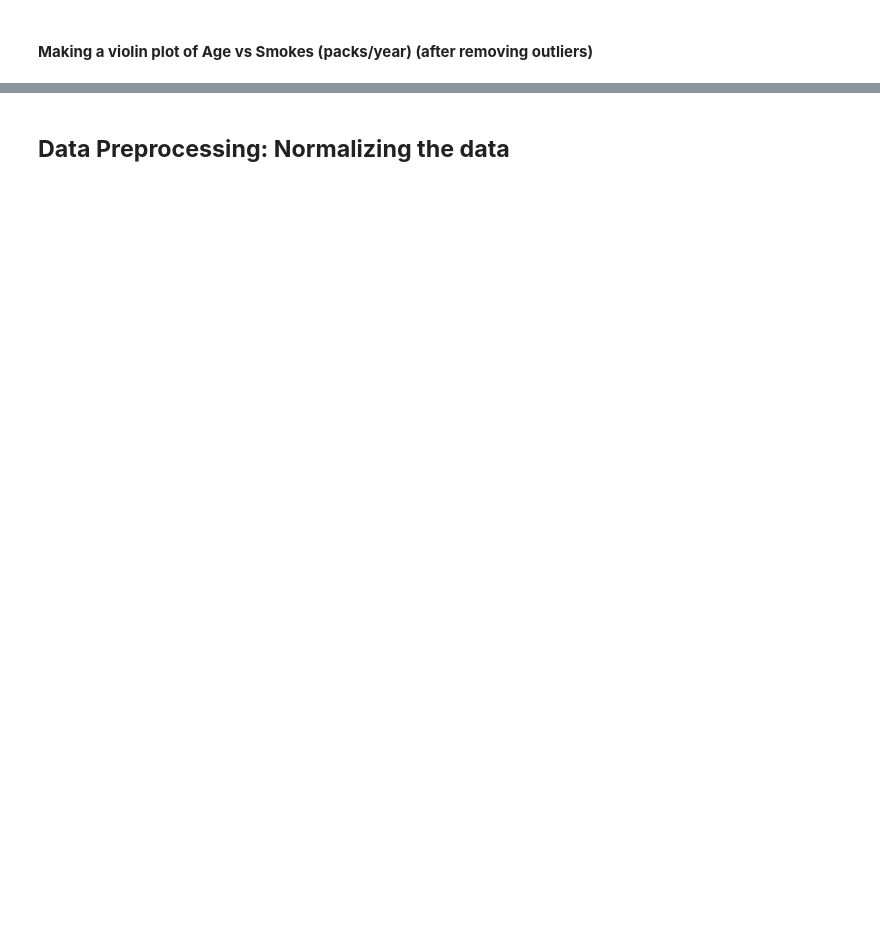
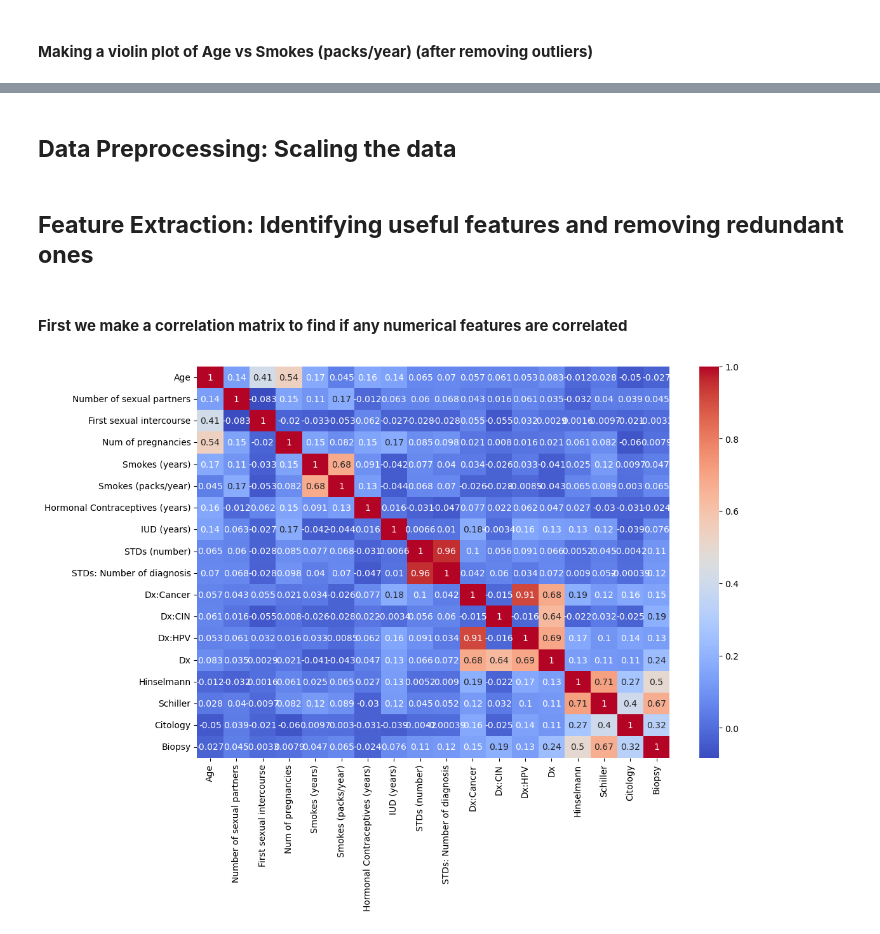
Before and after one commit to DanX069/Python-Assignment, a Jupyter notebook: python-assignment.ipynb, the cells around one changed output, grey strips where cells are left out. Saved outputs shown, nothing was run; the diff lists cells and outputs as text; code cells hidden in the pictures; blank space fills up the shorter version.

```diff
--- a/python-assignment.ipynb
+++ b/python-assignment.ipynb
@@ -281,0 +298,35 @@ plt.show()
+# %%
+from sklearn.model_selection import train_test_split
+
+X = new_df.iloc[:, :-4]  # select all columns except the last four
+y1 = new_df['Hinselmann']
+y2 = new_df['Schiller']
+y3 = new_df['Citology']
+y4 = new_df['Biopsy']
+
+# Create a dictionary to store test sets for each target variable
+test_sets = {}
+
+# Split data and store test sets in the dictionary
+X_train, X_test, y1_train, y1_test = train_test_split(X, y1, test_size=0.2, random_state=42)
+test_sets['Hinselmann'] = (X_test, y1_test)
+
+X_train, X_test, y2_train, y2_test = train_test_split(X, y2, test_size=0.2, random_state=42)
+test_sets['Schiller'] = (X_test, y2_test)
+
+X_train, X_test, y3_train, y3_test = train_test_split(X, y3, test_size=0.2, random_state=42)
+test_sets['Citology'] = (X_test, y3_test)
+
+X_train, X_test, y4_train, y4_test = train_test_split(X, y4, test_size=0.2, random_state=42)
+test_sets['Biopsy'] = (X_test, y4_test)
+
+train_df = pd.concat([X_train, y1_train, y2_train, y3_train, y4_train], axis=1)
+test_df = pd.concat([X_test, y1_test, y2_test, y3_test, y4_test], axis=1)
+
+# Print the shapes of the test sets
+print('Testing set shape:')
+for target in test_sets:
+    X_test, y_test = test_sets[target]
+    print(f"{target}: {X_test.shape}, {y_test.shape}")
+print(train_df.shape)
+print(test_df.shape)
@@ -282,2 +341,16 @@ plt.show()
 # %% [markdown]
-## **Data Preprocessing: Normalizing the data**
+## **Data Preprocessing: Scaling the data**
+# %% [markdown]
+## **Feature Extraction: Identifying useful features and removing redundant ones**
+# %% [markdown]
+#### **First we make a correlation matrix to find if any numerical features are correlated**
+# %%
+# Compute correlation matrix
+correlation_matrix = train_df.corr()
+
+# Visualize the correlation matrix using a heatmap
+plt.figure(figsize=(12, 8))
+sns.heatmap(correlation_matrix, annot=True, cmap="coolwarm")
+plt.show()
+# %% [output]
+[figure, added]
```
Also changed, not shown: parts of 24 cells of this notebook.
